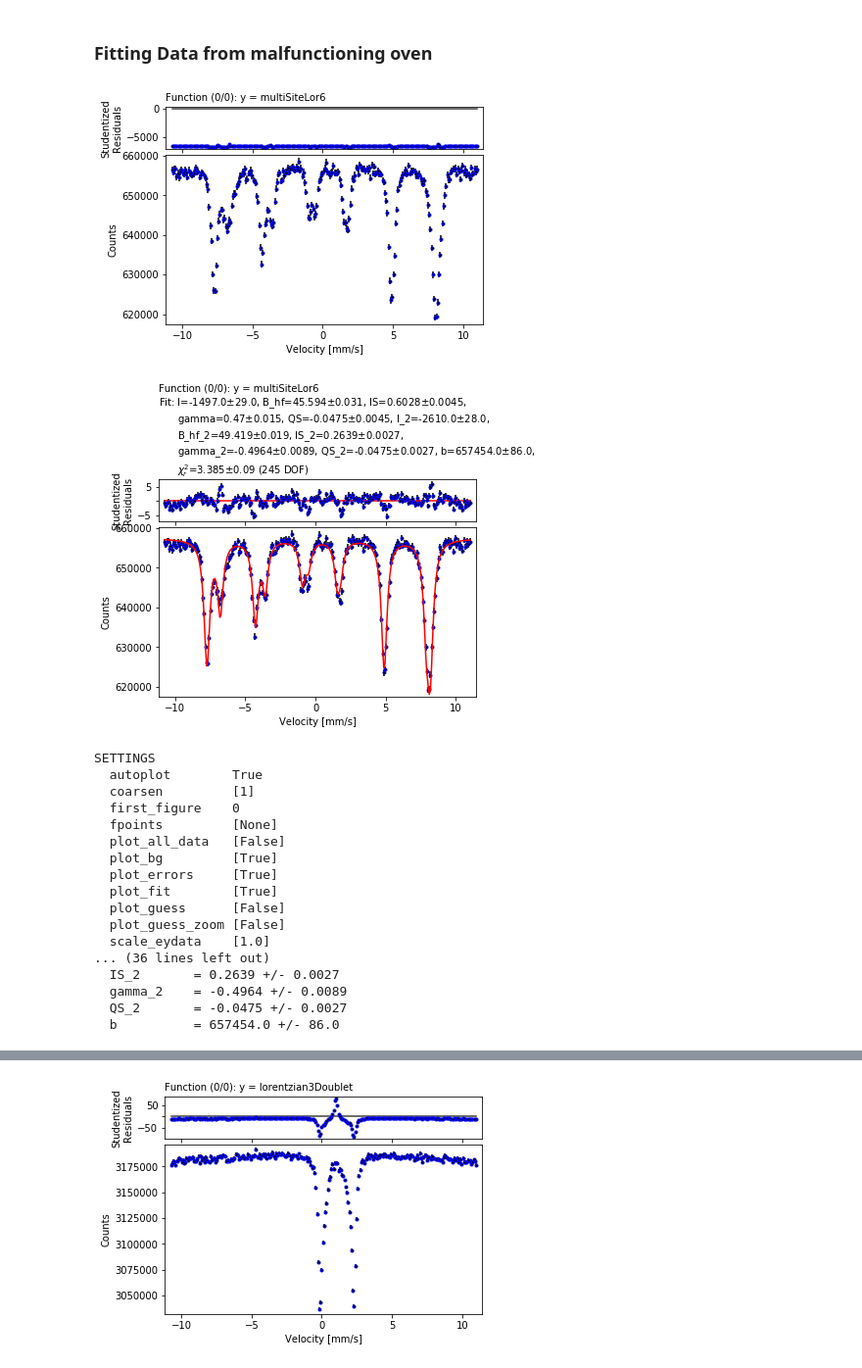
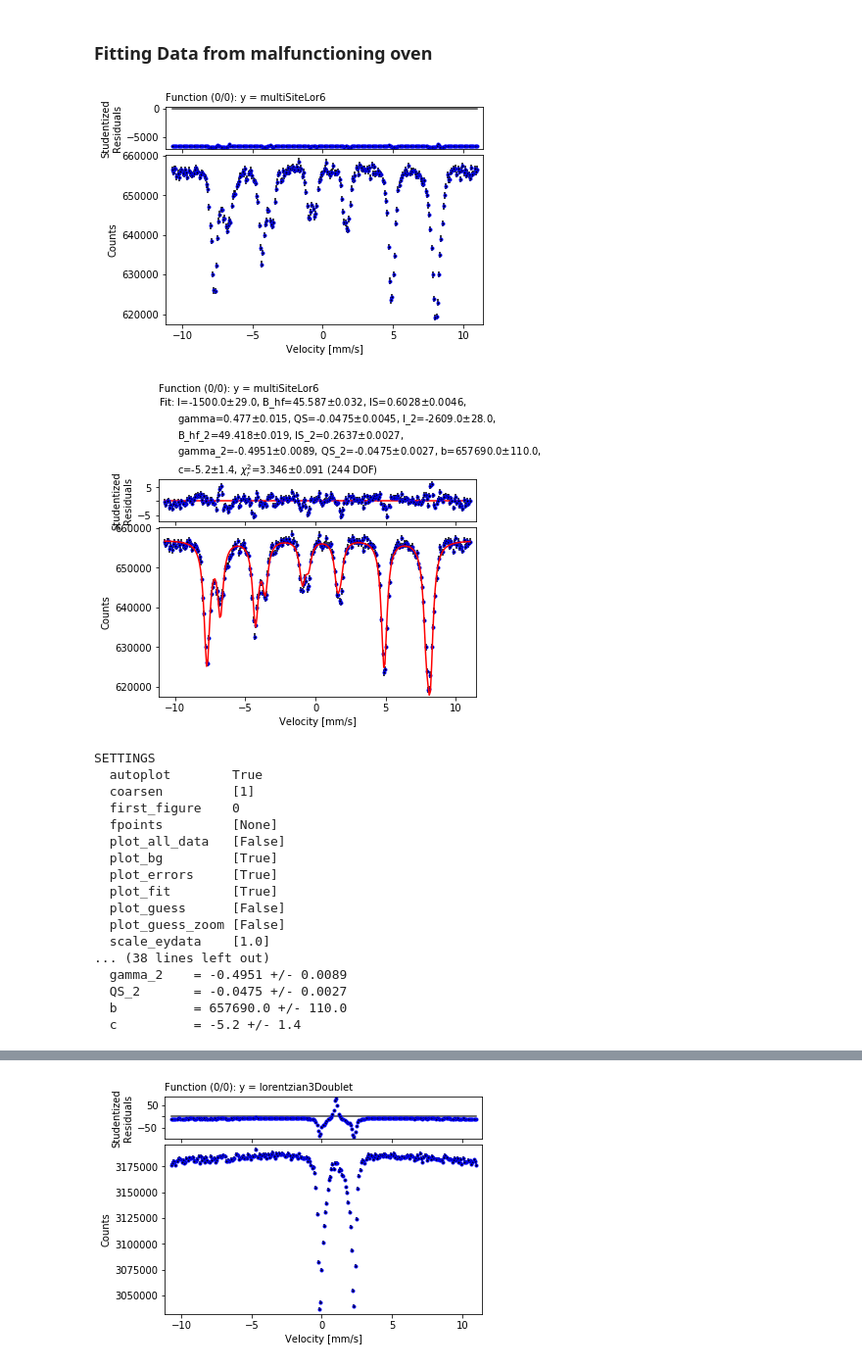
Before and after one commit to eklem1/ModernLab, a Jupyter notebook: TempMag.ipynb, the cells around one changed output, grey strips where cells are left out. Shown at 98% size. Cells and saved outputs as stored; diff of their text form; code cells hidden in the pictures.

```diff
--- a/TempMag.ipynb
+++ b/TempMag.ipynb
@@ -86,7 +86,7 @@ def lorentzian6Magt(E, I, B_hf, IS, gamma, b):
 
     return 3*I*gamma**2/denom + 2*I*gamma**2/denom_2 + I*gamma**2/denom_3 + I*gamma**2/denom_4 + 2*I*gamma**2/denom_5 + 3*I*gamma**2/denom_6 + b
 
-def lorentzian6MagtQS(E, I, B_hf, IS, gamma, QS, b):
+def lorentzian6MagtQS(E, I, B_hf, IS, gamma, QS, b, c):
 
     cal3 = 5.3115 #0.00055
     cal2 = 3.0639 #0.0006
@@ -99,13 +99,13 @@ def lorentzian6MagtQS(E, I, B_hf, IS, gamma, QS, b):
     denom_5 = (E-( (cal2/33.0)*B_hf + IS -QS))**2 + (gamma/2)**2
     denom_6 = (E-( (cal3/33.0)*B_hf + IS +QS) )**2 + (gamma/2)**2
 
-    return 3*I*gamma**2/denom + 2*I*gamma**2/denom_2 + I*gamma**2/denom_3 + I*gamma**2/denom_4 + 2*I*gamma**2/denom_5 + 3*I*gamma**2/denom_6 + b
+    return 3*I*gamma**2/denom + 2*I*gamma**2/denom_2 + I*gamma**2/denom_3 + I*gamma**2/denom_4 + 2*I*gamma**2/denom_5 + 3*I*gamma**2/denom_6 + b + c*E**2
 
 #2 magnetic sites (so twice 6 peaks) with one baseline
-def multiSiteLor6(E, I, B_hf, IS, gamma, QS, I_2, B_hf_2, IS_2, gamma_2, QS_2, b):
+def multiSiteLor6(E, I, B_hf, IS, gamma, QS, I_2, B_hf_2, IS_2, gamma_2, QS_2, b, c):
 
-    Asites = lorentzian6MagtQS(E, I, B_hf, IS, gamma, QS, b)
-    Bsites = lorentzian6MagtQS(E, I_2, B_hf_2, IS_2, gamma_2, QS_2, 0)
+    Asites = lorentzian6MagtQS(E, I, B_hf, IS, gamma, QS, b, c)
+    Bsites = lorentzian6MagtQS(E, I_2, B_hf_2, IS_2, gamma_2, QS_2, 0, 0)
 
     return Asites + Bsites
 
@@ -350,35 +350,35 @@ SETTINGS
 # %%
 # Magnetite
 #QS with multisite fit
 data = np.loadtxt(".//data//Magnetite_Jan23_full.Asc", skiprows=0)
 data = np.transpose(data)
 data[1][511] = (data[1][510] + data[1][0])/2
 ydataerr = np.sqrt(data[1])
 
 dataL = [data[0][0:256], data[1][0:256], ydataerr[0:256]]
 
 velocities = chan_to_velo(dataL[0], m, b)
 
 #textbook(B_HF), paper - JM Daniels, decent fit
 # guess = 'I=-3e4, B_hf=45, IS=0.8, gamma=0.1, QS=0.1, I_2=-3e4, B_hf_2=49, IS_2=0.4, gamma_2=0.1, QS_2=0.1, b=6e6'
 #paper - BJ Evans, lower chiSquared then above
-guess = 'I=-3e4, B_hf=46, IS=0.65, gamma=0.1, QS=0.1, I_2=-3e4, B_hf_2=49, IS_2=0.25, gamma_2=0.1, QS_2=0.1, b=6e6'
+guess = 'I=-3e4, B_hf=46, IS=0.65, gamma=0.1, QS=0.1, I_2=-3e4, B_hf_2=49, IS_2=0.25, gamma_2=0.1, QS_2=0.1, b=6e6, c=-1e-3'
 
 my_fitter = s.data.fitter()
 my_fitter.set(style_data = [{'marker': '.', 'color': 'black', 'ls': '', 'mec': 'b'}]\
               , plot_guess=False, fpoints=None, xlabel = "Velocity [mm/s]" , ylabel = "Counts")
 
 my_fitter.set_functions(f=multiSiteLor6, p=guess)
 
 
 my_fitter.set_data(xdata=velocities, ydata=dataL[1], eydata=dataL[2])
 my_fitter.fit()
 # print(my_fitter.get_fit_results())
 
 # results = [getFits_lor(my_fitter, 0), getFits_lor(my_fitter, 1), getFits_lor(my_fitter, 2)]
 # %% [output]
 [figure]
-[figure, old version]
+[figure, new version]
 SETTINGS
   autoplot        True
   coarsen         [1]
@@ -391,11 +391,11 @@ SETTINGS
   plot_guess      [False]
   plot_guess_zoom [False]
   scale_eydata    [1.0]
-... (36 lines left out)
-  IS_2       = 0.2639 +/- 0.0027
-  gamma_2    = -0.4964 +/- 0.0089
+... (38 lines left out)
+  gamma_2    = -0.4951 +/- 0.0089
   QS_2       = -0.0475 +/- 0.0027
-  b          = 657454.0 +/- 86.0
+  b          = 657690.0 +/- 110.0
+  c          = -5.2 +/- 1.4
 # %%
 # Hematite
 # small QS seen
```
Also changed, not shown: parts of 1 cell of this notebook, 4 other files.
